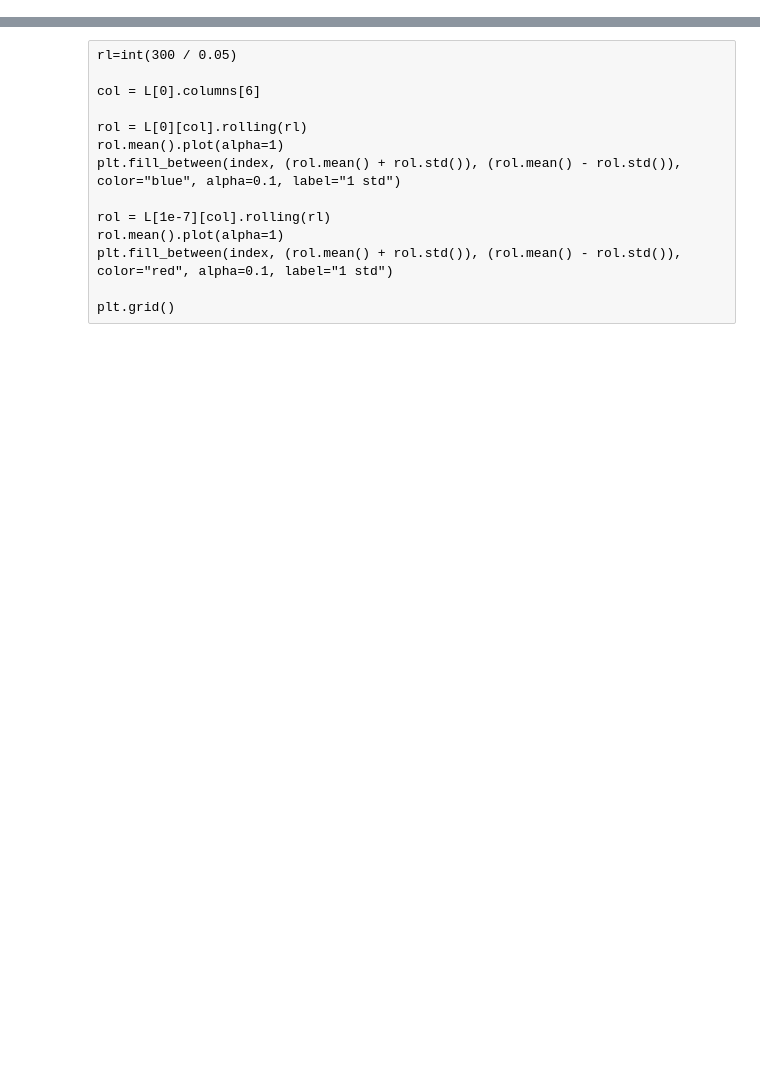
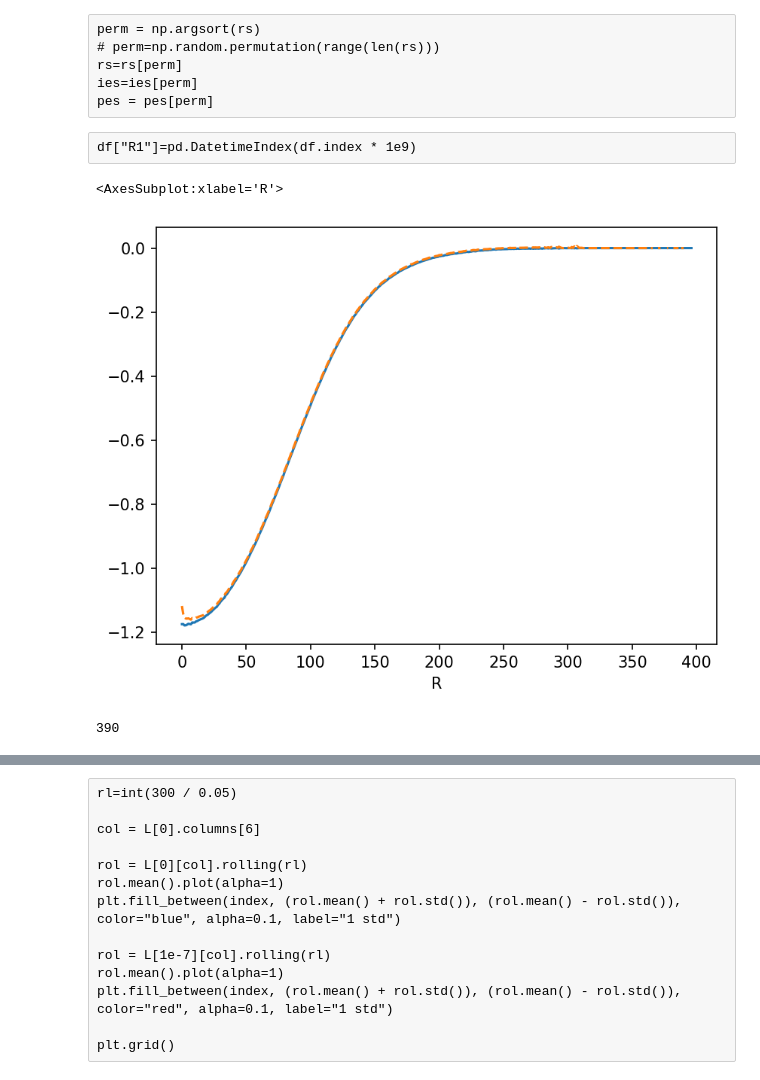
Before and after one commit to ashmat98/LJ-magnetic, a Jupyter notebook: Load.ipynb, the cells around one changed output, grey strips where cells are left out. Cells and saved outputs as stored; diff of their text form; code cells hidden in the pictures; blank space fills up the shorter version.

```diff
--- a/Load.ipynb
+++ b/Load.ipynb
@@ -39,0 +42,6 @@ session.close()
+# %%
+sims = []
+for sid, in tqdm(query):
+    sims.append(
+        SimulatorMagnetic(id=sid)
+    )
@@ -39,0 +75,18 @@ session.close()
+# %%
+data = []
+rs = []
+ies = []
+pes = []
+for sim in tqdm(sims):
+    rs.append(sim.get_history()["rs"].transpose(0,2,1).reshape(-1,3))
+    ies.append(sim.get_history()["IE"].flatten())
+    pes.append(sim.get_history()["PE"].flatten())
+rs = np.sum(np.concatenate(rs)[:,:2]**2,axis=-1)**0.5
+ies = np.concatenate(ies)
+pes = np.concatenate(pes)
+# %% [raw]
+perm = np.argsort(rs)
+# perm=np.random.permutation(range(len(rs)))
+rs=rs[perm]
+ies=ies[perm]
+pes = pes[perm]
@@ -39,0 +98,5 @@ session.close()
+# %% [raw]
+df["R1"]=pd.DatetimeIndex(df.index * 1e9)
+# %%
+dr = 0.01
+gb = df.groupby((df.R/dr).astype(int))
@@ -39,0 +105,10 @@ session.close()
+# %%
+gb.IE.mean().plot()
+(gb.IE.mean()+10*gb.IE.std()/gb.IE.count()**0.5).plot(style="--")
+# %% [output]
+<AxesSubplot:xlabel='R'>
+[figure, added]
+# %%
+len(df_sp)
+# %% [output]
+390
```
Also changed, not shown: parts of 37 cells of this notebook, 14 other files.
